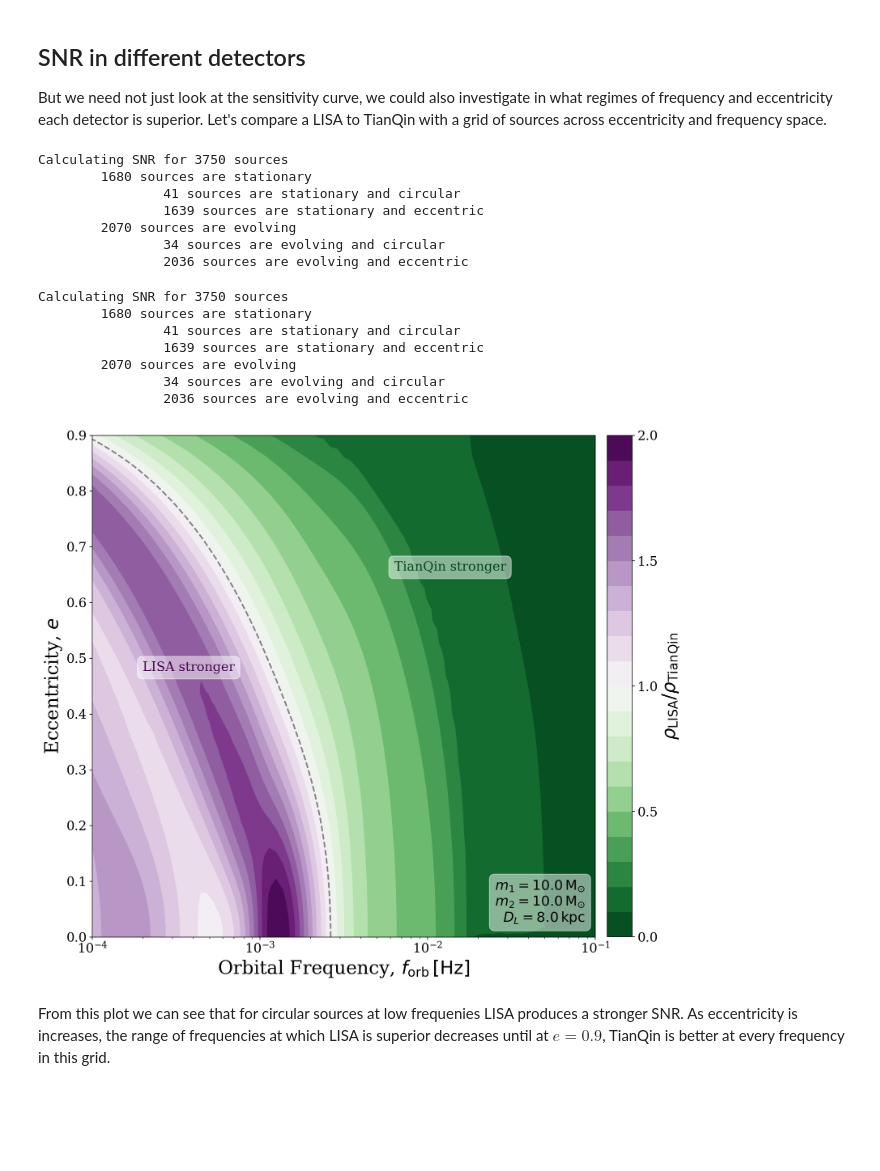
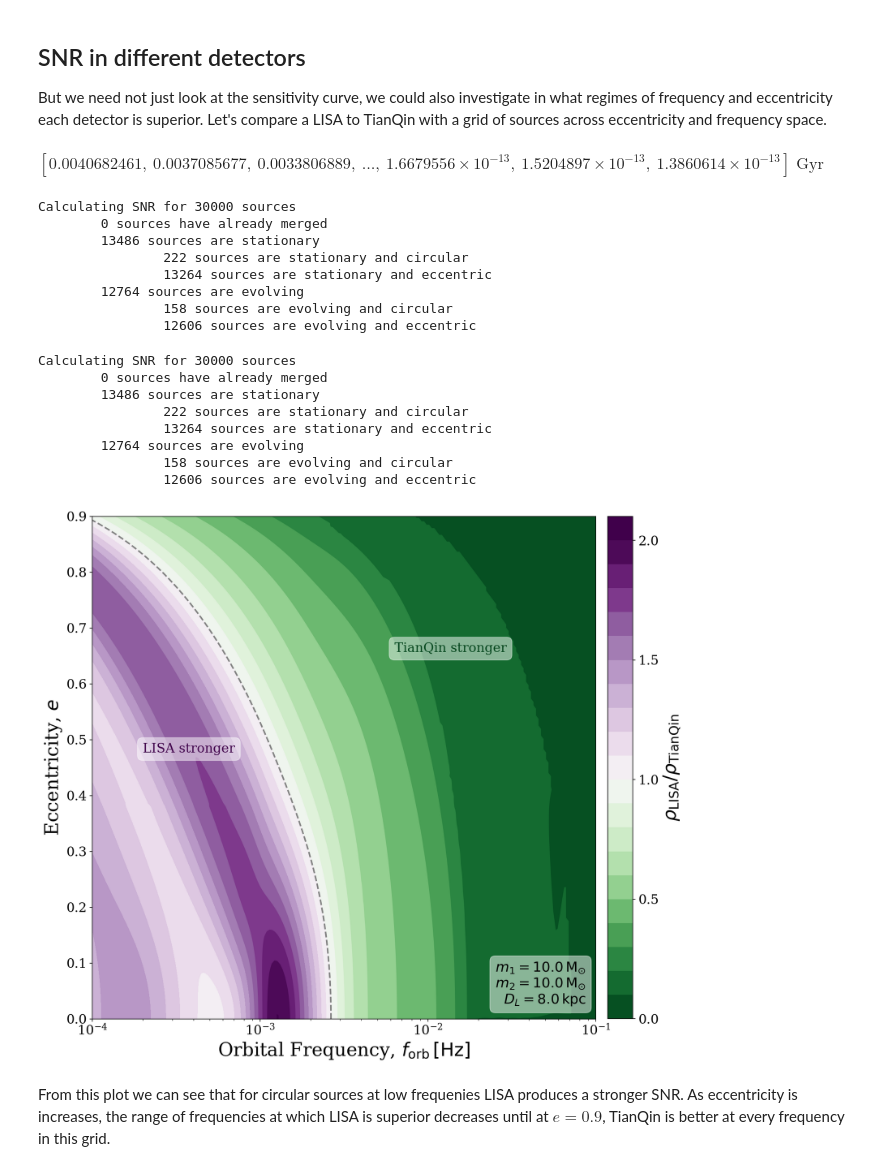
Before and after one commit to TeamLEGWORK/LEGWORK, a Jupyter notebook: docs/demos/CompareSensitivityCurves.ipynb, the cells around one changed output. Saved outputs shown, nothing was run; the diff lists cells and outputs as text; code cells hidden in the pictures; blank space fills up the shorter version.

```diff
--- a/docs/demos/CompareSensitivityCurves.ipynb
+++ b/docs/demos/CompareSensitivityCurves.ipynb
@@ -63,8 +63,8 @@ plt.show()
 But we need not just look at the sensitivity curve, we could also investigate in what regimes of frequency and eccentricity each detector is superior. Let's compare a LISA to TianQin with a grid of sources across eccentricity and frequency space.
 # %%
 # spread out some frequencies and eccentricities
-f_orb_s = np.logspace(-4, -1, 75) * u.Hz
-ecc_s = np.linspace(0, 0.9, 50)
+f_orb_s = np.logspace(-4, -1, 200) * u.Hz
+ecc_s = np.linspace(0, 0.9, 150)
 
 # turn them into a grid
 F, E = np.meshgrid(f_orb_s, ecc_s)
@@ -77,34 +77,36 @@ m_1 = np.repeat(10, len(F_flat)) * u.Msun
 m_2 = np.repeat(10, len(F_flat)) * u.Msun
 dist = np.repeat(8, len(F_flat)) * u.kpc
 
-# define a set of sources for LISA (using defaults)
-sources_LISA = lw.source.Source(m_1=m_1, m_2=m_2, f_orb=F_flat, ecc=E_flat, dist=dist, gw_lum_tol=1e-3)
-
-# define a set of sources with TianQin (change interpolated sensitivity curve parameters)
-sources_TQ = lw.source.Source(m_1=m_1, m_2=m_2, f_orb=F_flat, ecc=E_flat, dist=dist,
-                              sc_params={"instrument": "TianQin", "L": None}, gw_lum_tol=1e-3)
+# define a set of sources
+sources = lw.source.Source(m_1=m_1, m_2=m_2, f_orb=F_flat, ecc=E_flat, dist=dist, gw_lum_tol=1e-3)
+sources.get_merger_time()
+# %% [output]
+$[0.0040682461,~0.0037085677,~0.0033806889,~\dots,~1.6679556 \times 10^{-13},~1.5204897 \times 10^{-13},~1.3860614 \times 10^{-13}] \; \mathrm{Gyr}$
 # %%
 # compute the LISA SNR
-LISA_snr = sources_LISA.get_snr(verbose=True)
+LISA_snr = sources.get_snr(verbose=True, which_sources=sources.t_merge > 0.1 * u.yr)
 # %% [output]
-Calculating SNR for 3750 sources
-        1680 sources are stationary
-                41 sources are stationary and circular
-                1639 sources are stationary and eccentric
-        2070 sources are evolving
-                34 sources are evolving and circular
-                2036 sources are evolving and eccentric
+Calculating SNR for 30000 sources
+        0 sources have already merged
+        13486 sources are stationary
+                222 sources are stationary and circular
+                13264 sources are stationary and eccentric
+        12764 sources are evolving
+                158 sources are evolving and circular
+                12606 sources are evolving and eccentric
 # %%
 # compute the TianQin SNR
-TQ_snr = sources_TQ.get_snr(verbose=True)
+sources.update_sc_params({"instrument": "TianQin", "L": None})
+TQ_snr = sources.get_snr(instrument="TianQin", verbose=True, which_sources=sources.t_merge > 0.1 * u.yr)
 # %% [output]
-Calculating SNR for 3750 sources
-        1680 sources are stationary
-                41 sources are stationary and circular
-                1639 sources are stationary and eccentric
-        2070 sources are evolving
-                34 sources are evolving and circular
-                2036 sources are evolving and eccentric
+Calculating SNR for 30000 sources
+        0 sources have already merged
+        13486 sources are stationary
+                222 sources are stationary and circular
+                13264 sources are stationary and eccentric
+        12764 sources are evolving
+                158 sources are evolving and circular
+                12606 sources are evolving and eccentric
 # %%
 # create a figure
 fig, ax = plt.subplots(figsize=(14, 12))
@@ -112,40 +114,44 @@ ax.set_xscale("log")
 ax.set_xlabel(r"Orbital Frequency, $f_{\rm orb} \, [{\rm Hz}]$")
 ax.set_ylabel(r"Eccentricity, $e$")
 
+ratio = np.zeros_like(LISA_snr)
+ratio[LISA_snr > 0] = (LISA_snr[LISA_snr > 0] / TQ_snr[LISA_snr > 0])
+ratio = ratio.reshape(F.shape)
+
 # make contours of the ratio of SNR
-ratio_cont = ax.contourf(F, E, (LISA_snr / TQ_snr).reshape(F.shape), cmap="PRGn_r",
+ratio_cont = ax.contourf(F, E, ratio, cmap="PRGn_r",
                          norm=TwoSlopeNorm(vcenter=1.0, vmin=0.0, vmax=2.0), levels=20)
 
 for c in ratio_cont.collections:
     c.set_edgecolor("face")
 
 # add a line when the SNRs are equal
-ax.contour(F, E, (LISA_snr / TQ_snr).reshape(F.shape), levels=[1.0], colors="grey", linewidths=2.0, linestyles="--")
+ax.contour(F, E, ratio, levels=[1.0], colors="grey", linewidths=2.0, linestyles="--")
 
 # add a colourbar
 cbar = fig.colorbar(ratio_cont, fraction=2/14, pad=0.02,
                     label=r"$\rho_{\rm LISA} / \rho_{\rm TianQin}$",
                     ticks=np.arange(0, 2 + 0.5, 0.5))
 
 # annotate which regions suit each detector
 ax.annotate("LISA stronger", xy=(0.1, 0.53), xycoords="axes fraction", fontsize=0.7 * fs,
             color=plt.get_cmap("PRGn_r")(1.0),
             bbox=dict(boxstyle="round", facecolor="white", edgecolor="white", alpha=0.5, pad=0.4))
 ax.annotate("TianQin stronger", xy=(0.6, 0.73), xycoords="axes fraction", fontsize=0.7 * fs,
             color=plt.get_cmap("PRGn_r")(0.0),
             bbox=dict(boxstyle="round", facecolor="white", edgecolor="white", alpha=0.5, pad=0.4))
 
 # annotate with source details
 source_string = r"$m_1 = {{{}}} \, {{ \rm M_{{\odot}}}}$".format(m_1[0].value)
 source_string += "\n"
 source_string += r"$m_2 = {{{}}} \, {{ \rm M_{{\odot}}}}$".format(m_1[0].value)
 source_string += "\n"
 source_string += r"$D_L = {{{}}} \, {{ \rm kpc}}$".format(dist[0].value)
 ax.annotate(source_string, xy=(0.98, 0.03), xycoords="axes fraction", ha="right", fontsize=0.75*fs,
             bbox=dict(boxstyle="round", facecolor="white", edgecolor="white", alpha=0.5, pad=0.4))
 
 plt.show()
 # %% [output]
-[figure, old version]
+[figure, new version]
 # %% [markdown]
 From this plot we can see that for circular sources at low frequenies LISA produces a stronger SNR. As eccentricity is increases, the range of frequencies at which LISA is superior decreases until at $e = 0.9$, TianQin is better at every frequency in this grid.
```
